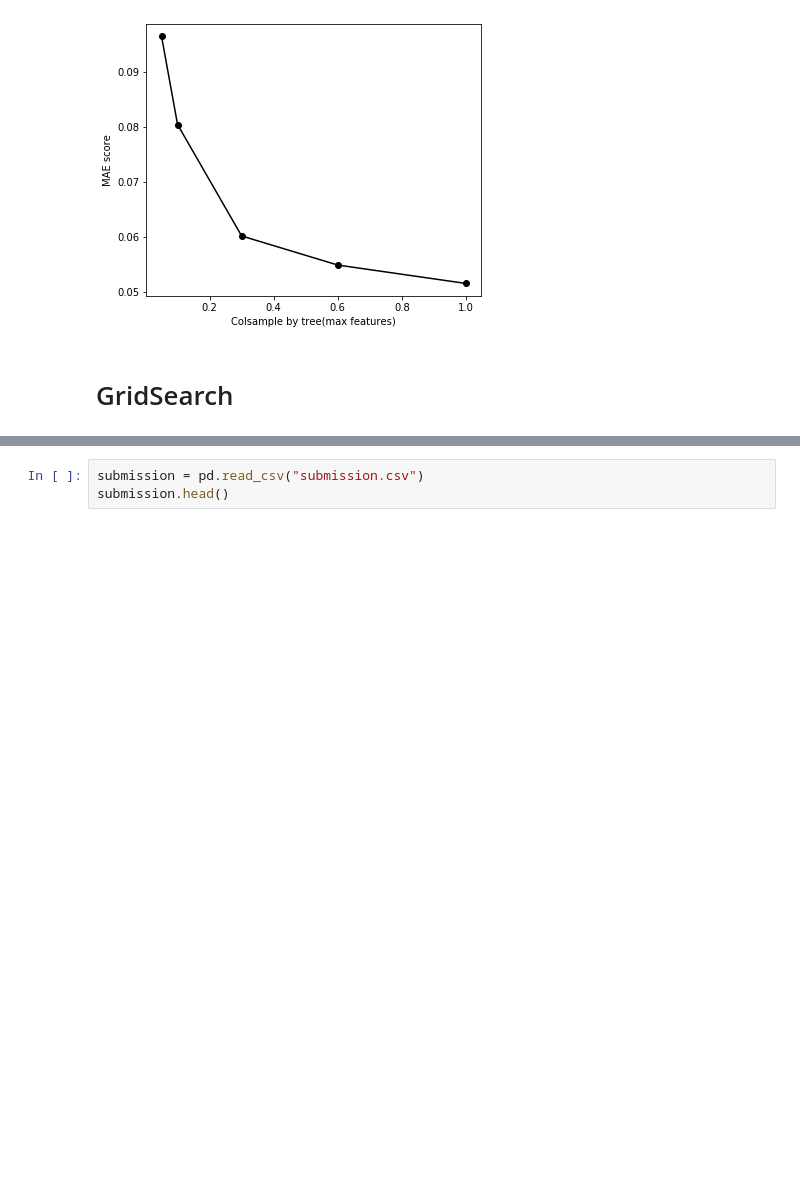
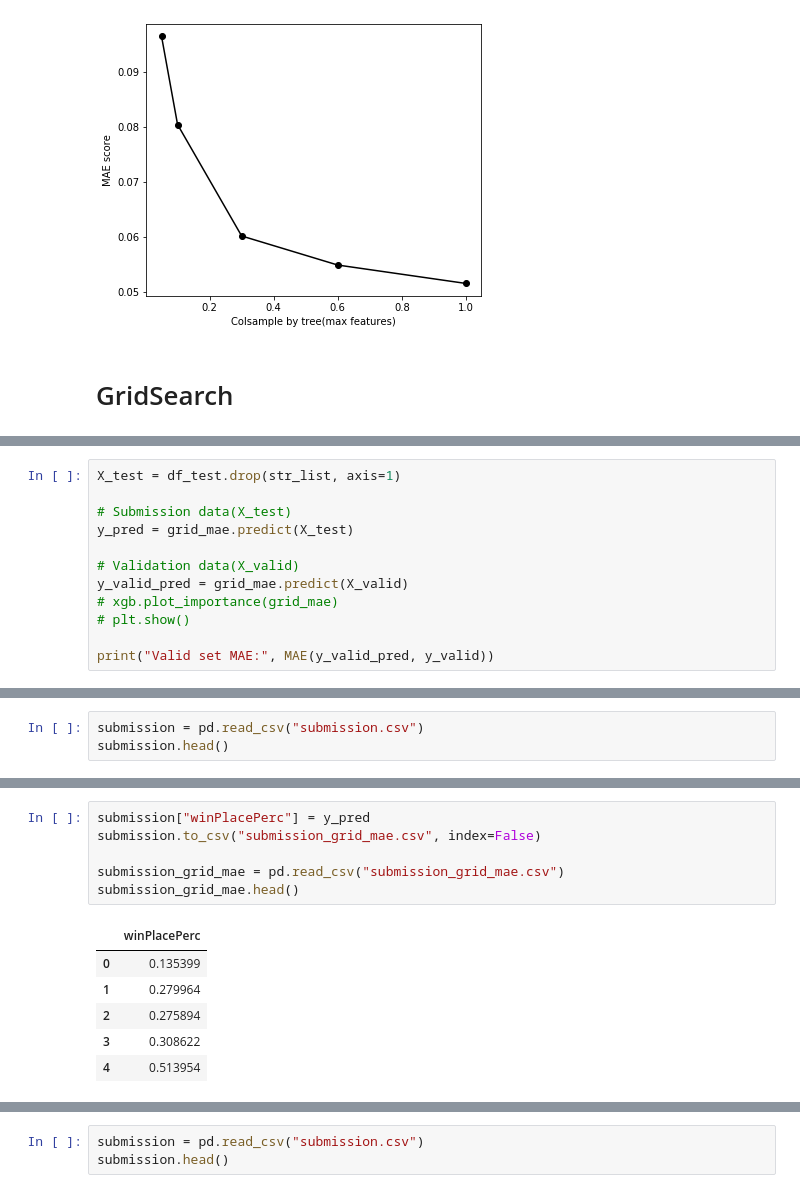
Before and after one commit to makkimaki/GCIwinter2019_assignments, a Jupyter notebook: competition3/Kernel_xgbRegressor.ipynb, the cells around one changed output, grey strips where cells are left out. Saved outputs shown, nothing was run; the diff lists cells and outputs as text; blank space fills up the shorter version.

```diff
--- a/competition3/Kernel_xgbRegressor.ipynb
+++ b/competition3/Kernel_xgbRegressor.ipynb
@@ -331,0 +328,12 @@ Lowest MAE found:  0.05058561768062371
+# %%
+X_test = df_test.drop(str_list, axis=1)
+
+# Submission data(X_test)
+y_pred = grid_mae.predict(X_test)
+
+# Validation data(X_valid)
+y_valid_pred = grid_mae.predict(X_valid)
+# xgb.plot_importance(grid_mae)
+# plt.show()
+
+print("Valid set MAE:", MAE(y_valid_pred, y_valid))
@@ -331,0 +342,3 @@ Lowest MAE found:  0.05058561768062371
+# %%
+submission = pd.read_csv("submission.csv")
+submission.head()
@@ -331,0 +352,13 @@ Lowest MAE found:  0.05058561768062371
+# %%
+submission["winPlacePerc"] = y_pred
+submission.to_csv("submission_grid_mae.csv", index=False)
+
+submission_grid_mae = pd.read_csv("submission_grid_mae.csv")
+submission_grid_mae.head()
+# %% [output]
+|  | winPlacePerc |
+| 0 | 0.135399 |
+| 1 | 0.279964 |
+| 2 | 0.275894 |
+| 3 | 0.308622 |
+| 4 | 0.513954 |
```
Also changed, not shown: parts of 11 cells of this notebook.
